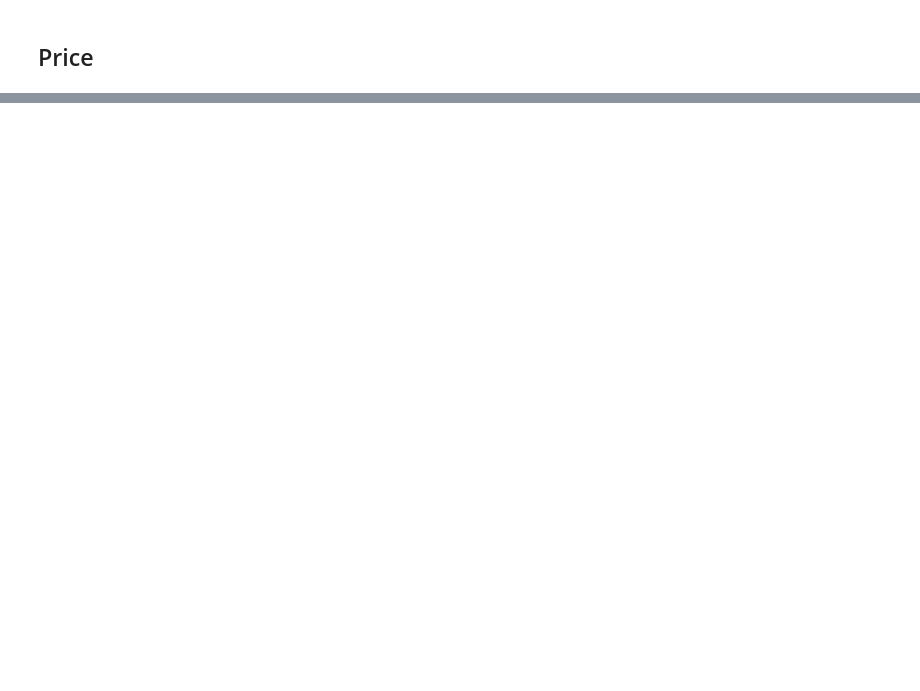
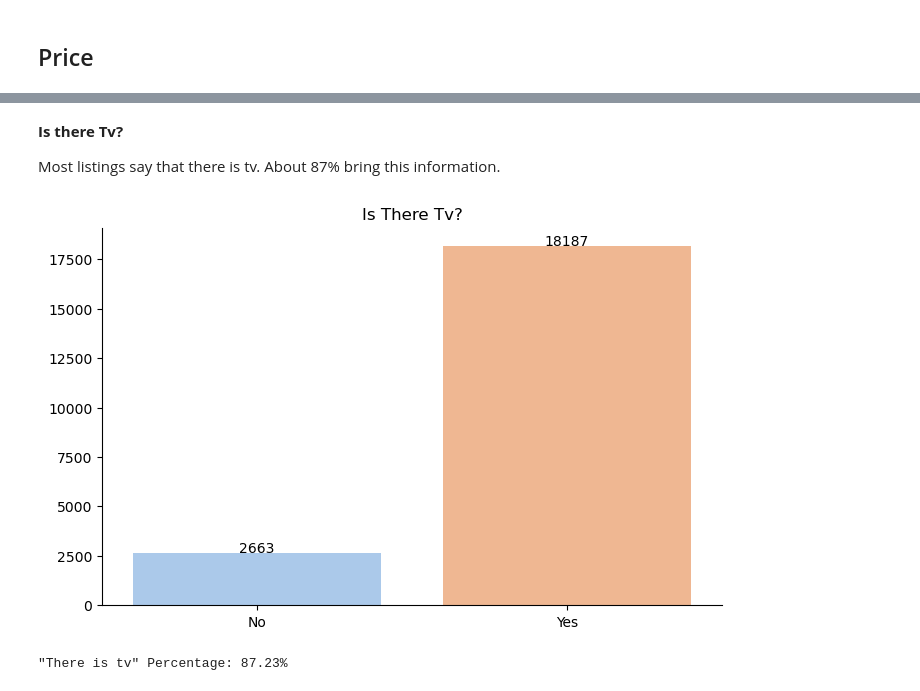
Before and after one commit to Gabrielle-Ribeiro/airbnb-rio, a Jupyter notebook: Exploratory Data Analysis and Data Visualization.ipynb, the cells around one changed output, grey strips where cells are left out. Drawn from its saved outputs; the diff is of its cells as text; code cells hidden in the pictures; blank space fills up the shorter version.

```diff
--- a/Exploratory Data Analysis and Data Visualization.ipynb
+++ b/Exploratory Data Analysis and Data Visualization.ipynb
@@ -106,0 +164,24 @@ sns.scatterplot(data=df, x='latitude', y='longitude', alpha=0.5)
+# %% [markdown]
+**Is there Tv?**
+
+Most listings say that there is tv. About 87% bring this information.
+# %%
+countplt, ax = plt.subplots(figsize = (8,5), dpi=100)
+sns.countplot(data=df, x='tv', palette='pastel')
+for rect in ax.patches:
+    ax.text (rect.get_x() + rect.get_width() / 2,
+             rect.get_height()+ 0.75, rect.get_height(),
+             horizontalalignment='center', fontsize = 10)
+plt.xlabel('')
+plt.ylabel('')
+plt.title('Is There Tv?')
+plt.xticks([0, 1], ['No','Yes'])
+sns.despine()
+# %% [output]
+[figure, added]
+# %%
+perc = len(df[df['tv'] == 1]) * 100 / len(df)
+
+print('"There is tv" Percentage: {:.2f}%'.format(perc))
+# %% [output]
+"There is tv" Percentage: 87.23%
```
Also changed, not shown: parts of 39 cells of this notebook.
